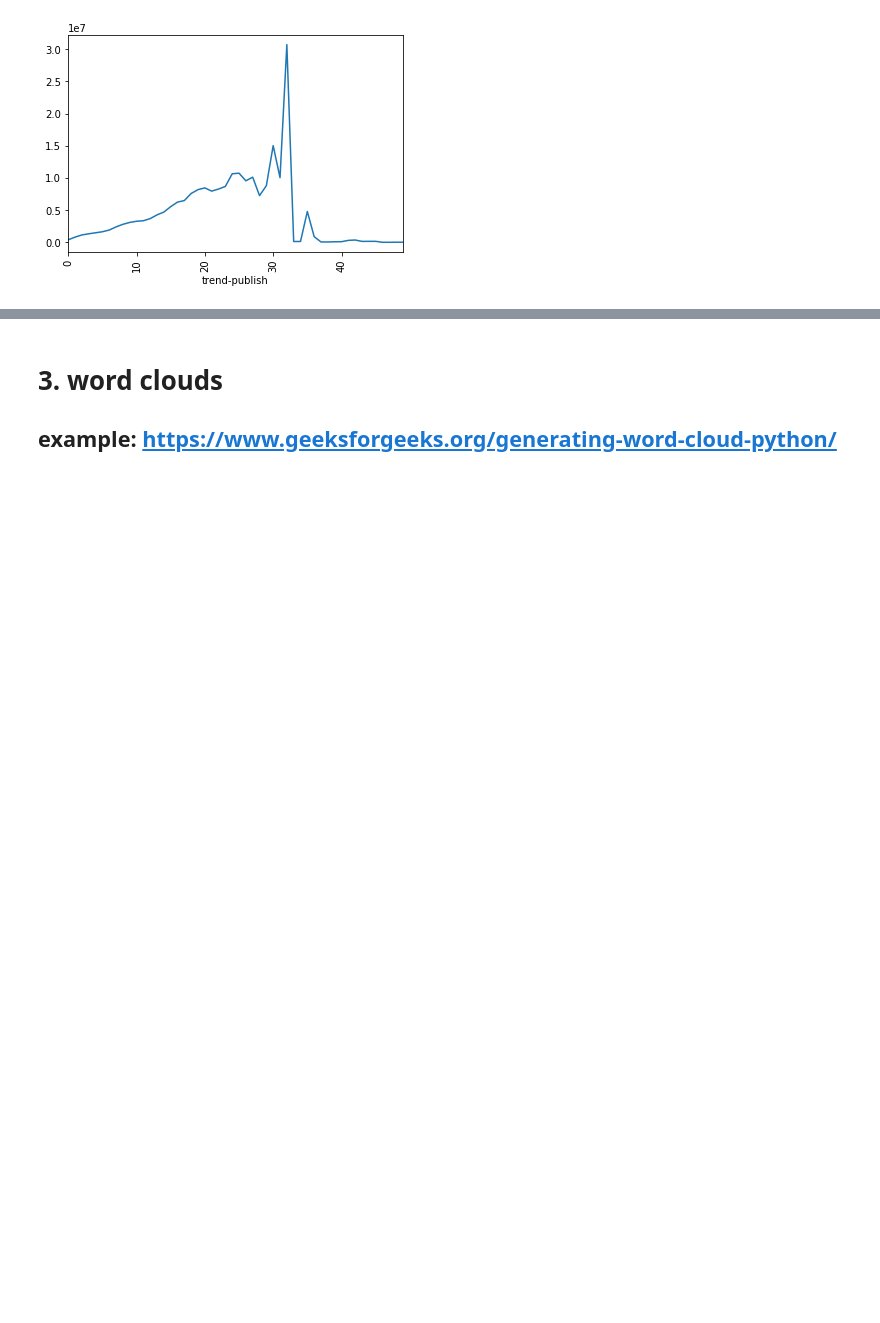
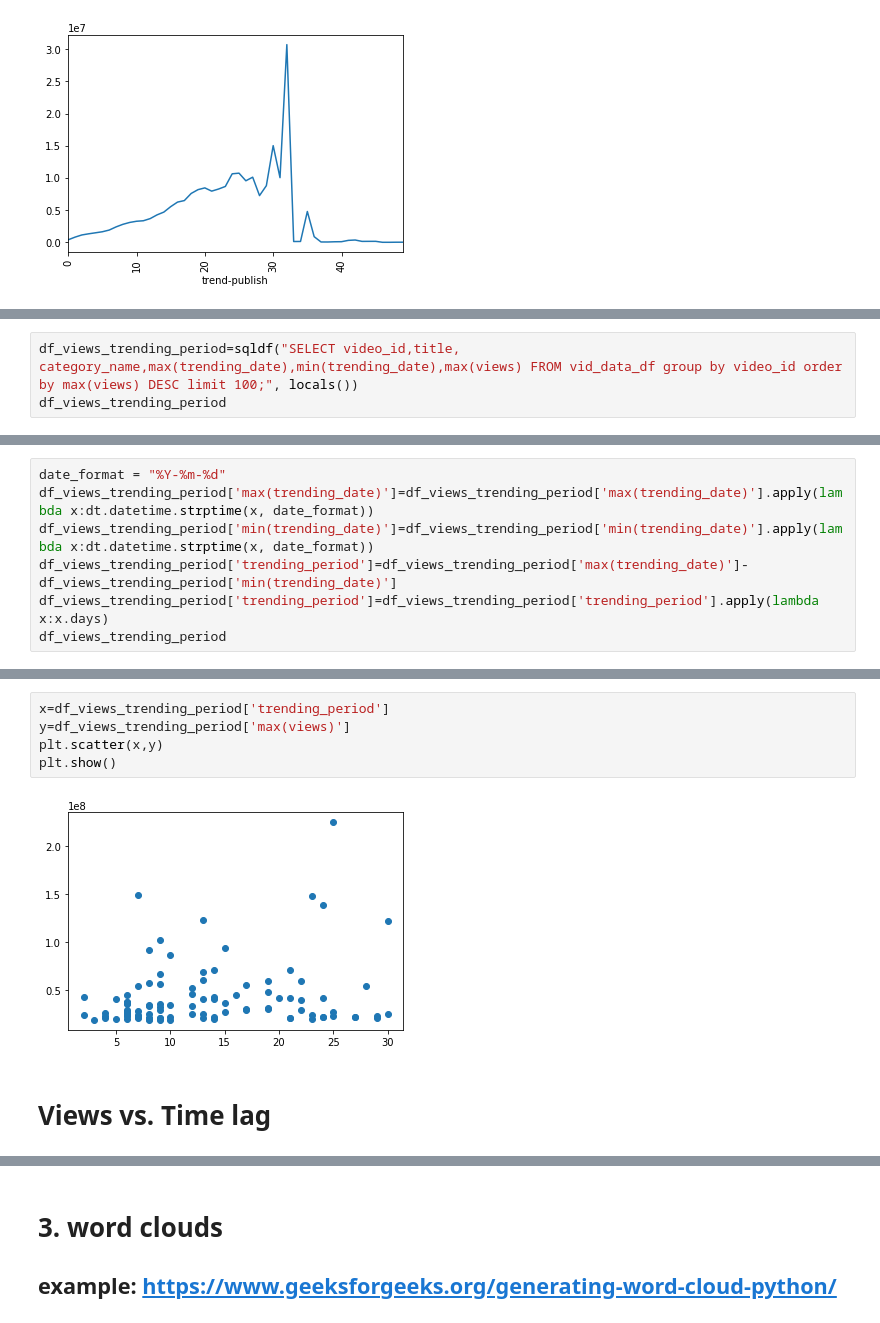
Before and after one commit to HaoNanLa/python_cource_project, a Jupyter notebook: code/main.ipynb, the cells around one changed output, grey strips where cells are left out. Drawn from its saved outputs; the diff is of its cells as text; blank space fills up the shorter version.

```diff
--- a/code/main.ipynb
+++ b/code/main.ipynb
@@ -69,0 +265,3 @@ plt.xticks(rotation=90)
+# %%
+df_views_trending_period=sqldf("SELECT video_id,title, category_name,max(trending_date),min(trending_date),max(views) FROM vid_data_df group by video_id order by max(views) DESC limit 100;", locals())
+df_views_trending_period
@@ -69,0 +282,7 @@ plt.xticks(rotation=90)
+# %%
+date_format = "%Y-%m-%d"
+df_views_trending_period['max(trending_date)']=df_views_trending_period['max(trending_date)'].apply(lambda x:dt.datetime.strptime(x, date_format))
+df_views_trending_period['min(trending_date)']=df_views_trending_period['min(trending_date)'].apply(lambda x:dt.datetime.strptime(x, date_format))
+df_views_trending_period['trending_period']=df_views_trending_period['max(trending_date)']-df_views_trending_period['min(trending_date)']
+df_views_trending_period['trending_period']=df_views_trending_period['trending_period'].apply(lambda x:x.days)
+df_views_trending_period
@@ -69,0 +303,9 @@ plt.xticks(rotation=90)
+# %%
+x=df_views_trending_period['trending_period']
+y=df_views_trending_period['max(views)']
+plt.scatter(x,y)
+plt.show()
+# %% [output]
+[figure, added]
+# %% [markdown]
+# Views vs. Time lag
```
Also changed, not shown: parts of 38 cells of this notebook, 1 other file.
